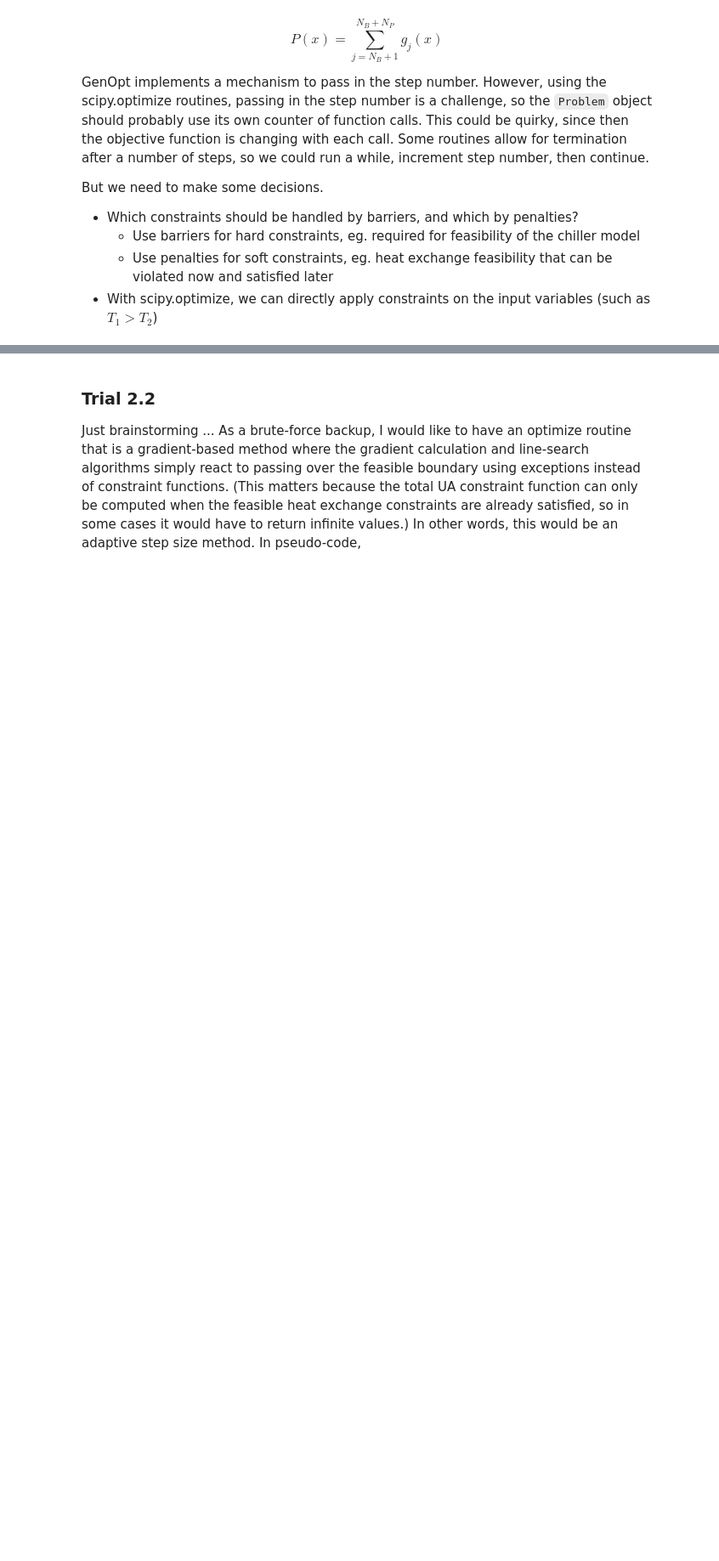
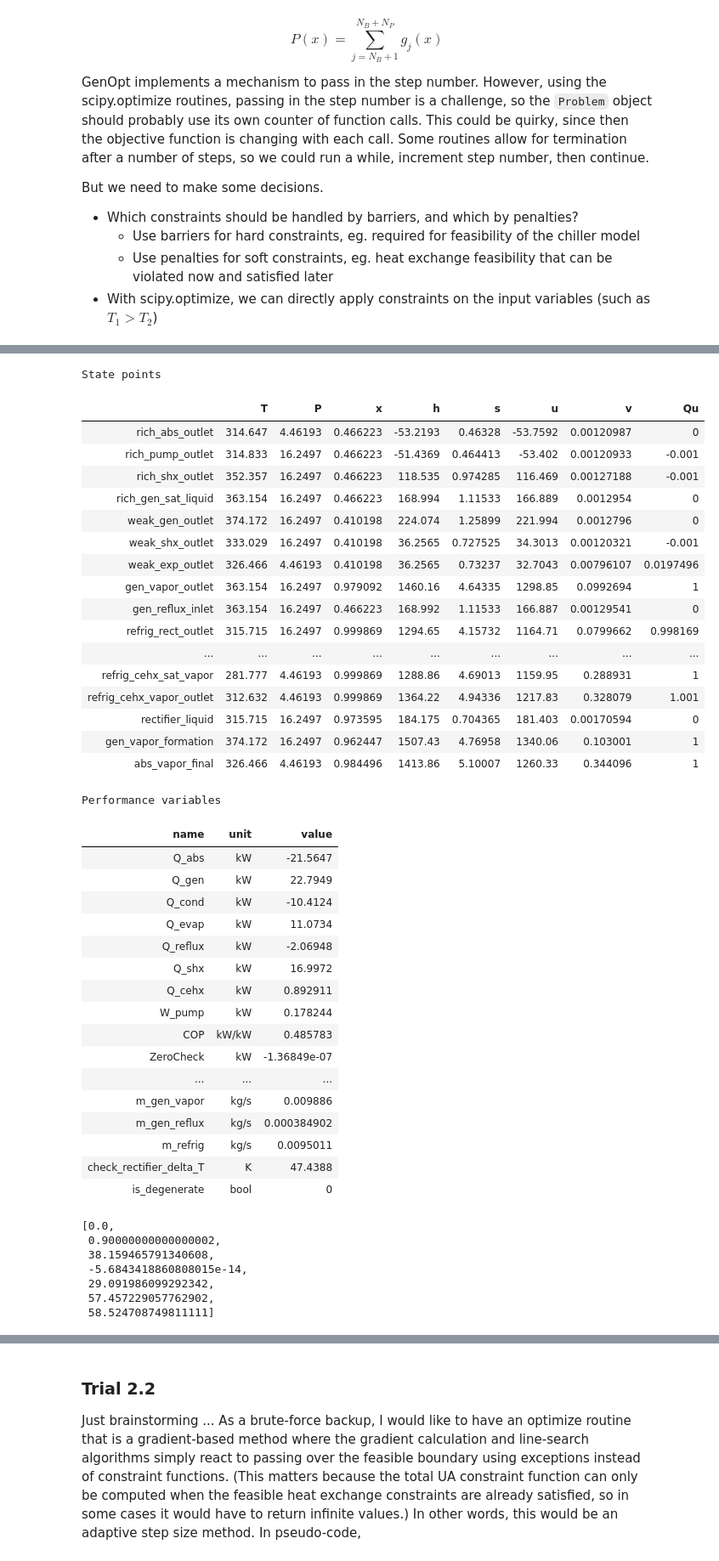
Before and after one commit to nfette/openACHP, a Jupyter notebook: src/optimize_trials2.ipynb, the cells around one changed output, grey strips where cells are left out. Shown at 85% size. Cells and saved outputs as stored; diff of their text form; code cells hidden in the pictures; blank space fills up the shorter version.

```diff
--- a/src/optimize_trials2.ipynb
+++ b/src/optimize_trials2.ipynb
@@ -107,0 +202,6 @@ opt
+# %%
+P.n_calls = 7 * numpy.floor(P.n_calls / 7)
+opt = scipy.optimize.minimize(P.objective, x, method="COBYLA",
+                              constraints=P.constraints, callback=P.callback,
+                              options={'disp':True,'maxiter':100,'rhobeg':0.1})
+opt
@@ -107,0 +282,48 @@ opt
+# %%
+ch = system_aqua1.makeChiller(x)
+display(ch)
+P.constraint(x)
+# %% [output]
+State points
+|  | T | P | x | h | s | u | v | Qu |
+| rich_abs_outlet | 314.647 | 4.46193 | 0.466223 | -53.2193 | 0.46328 | -53.7592 | 0.00120987 | 0 |
+| rich_pump_outlet | 314.833 | 16.2497 | 0.466223 | -51.4369 | 0.464413 | -53.402 | 0.00120933 | -0.001 |
+| rich_shx_outlet | 352.357 | 16.2497 | 0.466223 | 118.535 | 0.974285 | 116.469 | 0.00127188 | -0.001 |
+| rich_gen_sat_liquid | 363.154 | 16.2497 | 0.466223 | 168.994 | 1.11533 | 166.889 | 0.0012954 | 0 |
+| weak_gen_outlet | 374.172 | 16.2497 | 0.410198 | 224.074 | 1.25899 | 221.994 | 0.0012796 | 0 |
+| weak_shx_outlet | 333.029 | 16.2497 | 0.410198 | 36.2565 | 0.727525 | 34.3013 | 0.00120321 | -0.001 |
+| weak_exp_outlet | 326.466 | 4.46193 | 0.410198 | 36.2565 | 0.73237 | 32.7043 | 0.00796107 | 0.0197496 |
+| gen_vapor_outlet | 363.154 | 16.2497 | 0.979092 | 1460.16 | 4.64335 | 1298.85 | 0.0992694 | 1 |
+| gen_reflux_inlet | 363.154 | 16.2497 | 0.466223 | 168.992 | 1.11533 | 166.887 | 0.00129541 | 0 |
+| refrig_rect_outlet | 315.715 | 16.2497 | 0.999869 | 1294.65 | 4.15732 | 1164.71 | 0.0799662 | 0.998169 |
+| ... | ... | ... | ... | ... | ... | ... | ... | ... |
+| refrig_cehx_sat_vapor | 281.777 | 4.46193 | 0.999869 | 1288.86 | 4.69013 | 1159.95 | 0.288931 | 1 |
+| refrig_cehx_vapor_outlet | 312.632 | 4.46193 | 0.999869 | 1364.22 | 4.94336 | 1217.83 | 0.328079 | 1.001 |
+| rectifier_liquid | 315.715 | 16.2497 | 0.973595 | 184.175 | 0.704365 | 181.403 | 0.00170594 | 0 |
+| gen_vapor_formation | 374.172 | 16.2497 | 0.962447 | 1507.43 | 4.76958 | 1340.06 | 0.103001 | 1 |
+| abs_vapor_final | 326.466 | 4.46193 | 0.984496 | 1413.86 | 5.10007 | 1260.33 | 0.344096 | 1 |
+Performance variables
+| name | unit | value |
+| Q_abs | kW | -21.5647 |
+| Q_gen | kW | 22.7949 |
+| Q_cond | kW | -10.4124 |
+| Q_evap | kW | 11.0734 |
+| Q_reflux | kW | -2.06948 |
+| Q_shx | kW | 16.9972 |
+| Q_cehx | kW | 0.892911 |
+| W_pump | kW | 0.178244 |
+| COP | kW/kW | 0.485783 |
+| ZeroCheck | kW | -1.36849e-07 |
+| ... | ... | ... |
+| m_gen_vapor | kg/s | 0.009886 |
+| m_gen_reflux | kg/s | 0.000384902 |
+| m_refrig | kg/s | 0.0095011 |
+| check_rectifier_delta_T | K | 47.4388 |
+| is_degenerate | bool | 0 |
+[0.0,
+ 0.90000000000000002,
+ 38.159465791340608,
+ -5.6843418860808015e-14,
+ 29.091986099292342,
+ 57.457229057762902,
+ 58.524708749811111]
```
Also changed, not shown: parts of 12 cells of this notebook, 1 other file.
